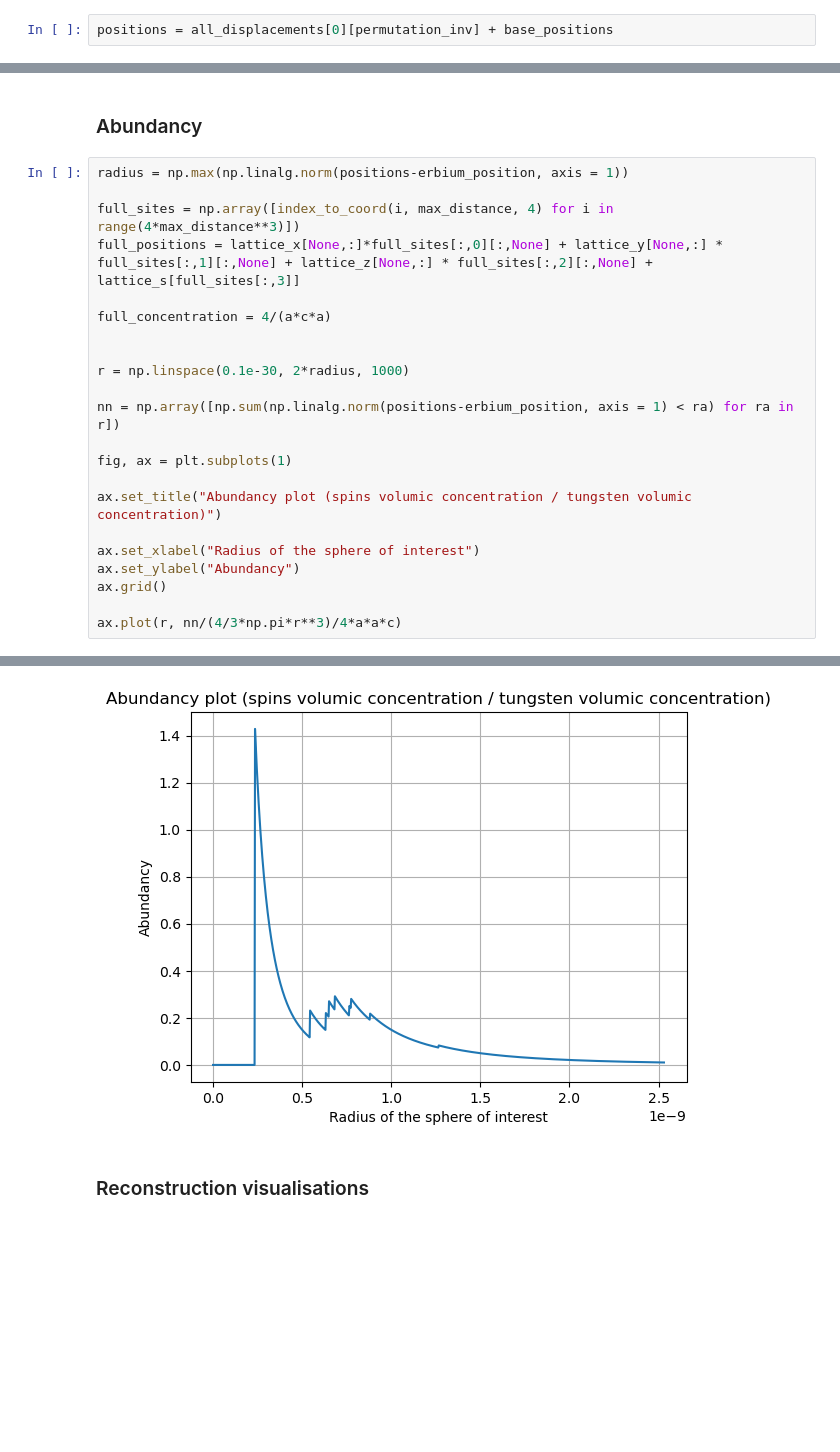
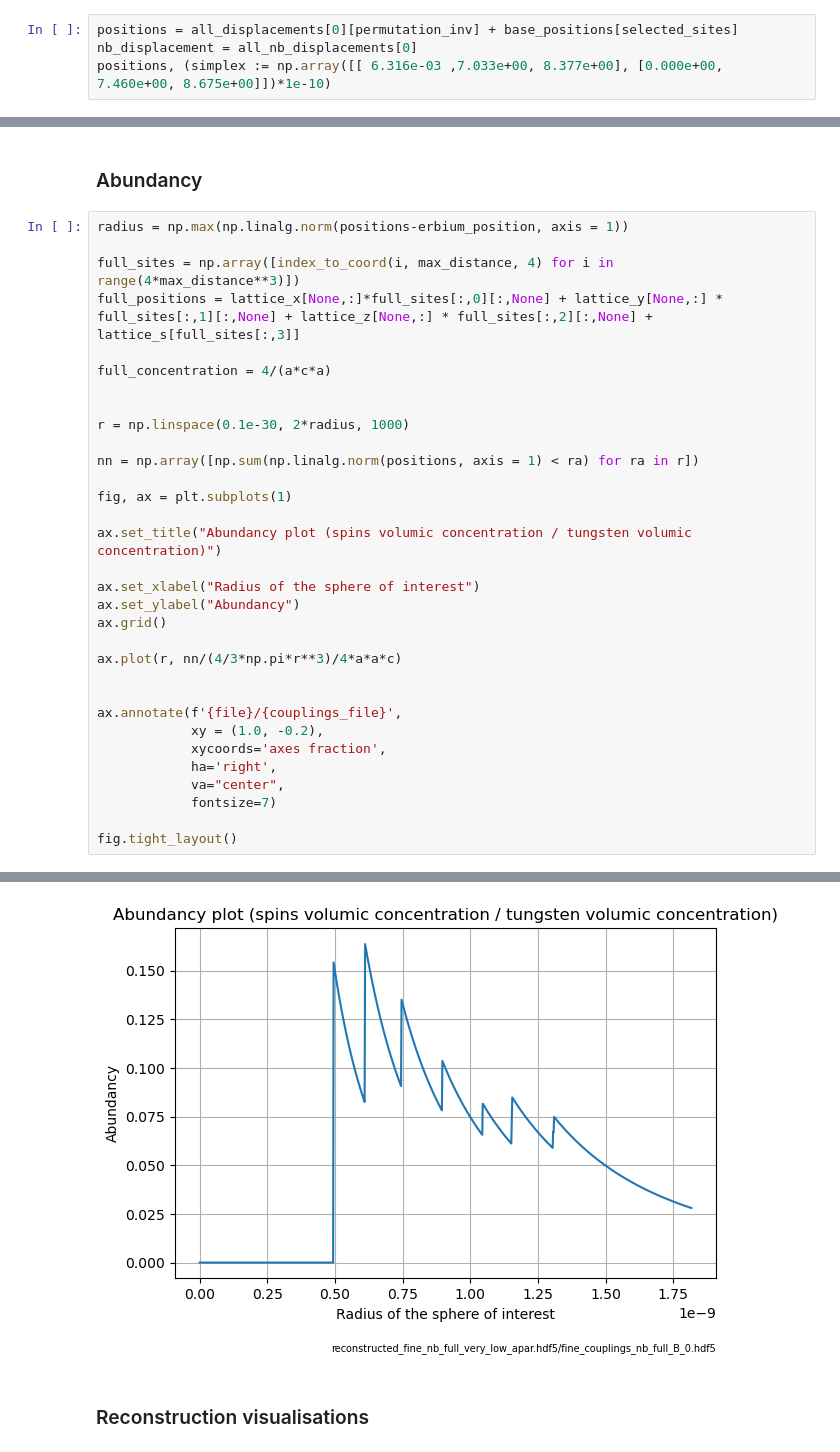
Before and after one commit to maurice-debray/spin_reconstruction, a Jupyter notebook: W_fine_reconstuction_analysis.ipynb, the cells around one changed output, grey strips where cells are left out. Drawn from its saved outputs; the diff is of its cells as text; blank space fills up the shorter version.

```diff
--- a/W_fine_reconstuction_analysis.ipynb
+++ b/W_fine_reconstuction_analysis.ipynb
@@ -105,2 +118,4 @@ with (
 # %%
-positions = all_displacements[0][permutation_inv] + base_positions
+positions = all_displacements[0][permutation_inv] + base_positions[selected_sites]
+nb_displacement = all_nb_displacements[0]
+positions, (simplex := np.array([[ 6.316e-03 ,7.033e+00, 8.377e+00], [0.000e+00, 7.460e+00, 8.675e+00]])*1e-10)
@@ -131,7 +158,7 @@ full_concentration = 4/(a*c*a)
 
 r = np.linspace(0.1e-30, 2*radius, 1000)
 
-nn = np.array([np.sum(np.linalg.norm(positions-erbium_position, axis = 1) < ra) for ra in r])
+nn = np.array([np.sum(np.linalg.norm(positions, axis = 1) < ra) for ra in r])
 
 fig, ax = plt.subplots(1)
 
@@ -142,4 +169,14 @@ ax.set_ylabel("Abundancy")
 ax.grid()
 
 ax.plot(r, nn/(4/3*np.pi*r**3)/4*a*a*c)
+
+
+ax.annotate(f'{file}/{couplings_file}',
+            xy = (1.0, -0.2),
+            xycoords='axes fraction',
+            ha='right',
+            va="center",
+            fontsize=7)
+
+fig.tight_layout()
 # %% [output]
@@ -147,4 +183,4 @@ ax.plot(r, nn/(4/3*np.pi*r**3)/4*a*a*c)
-[figure, old version]
+[figure, new version]
 # %% [markdown]
 ### Reconstruction visualisations
 # %%
```
Also changed, not shown: parts of 22 cells of this notebook.
